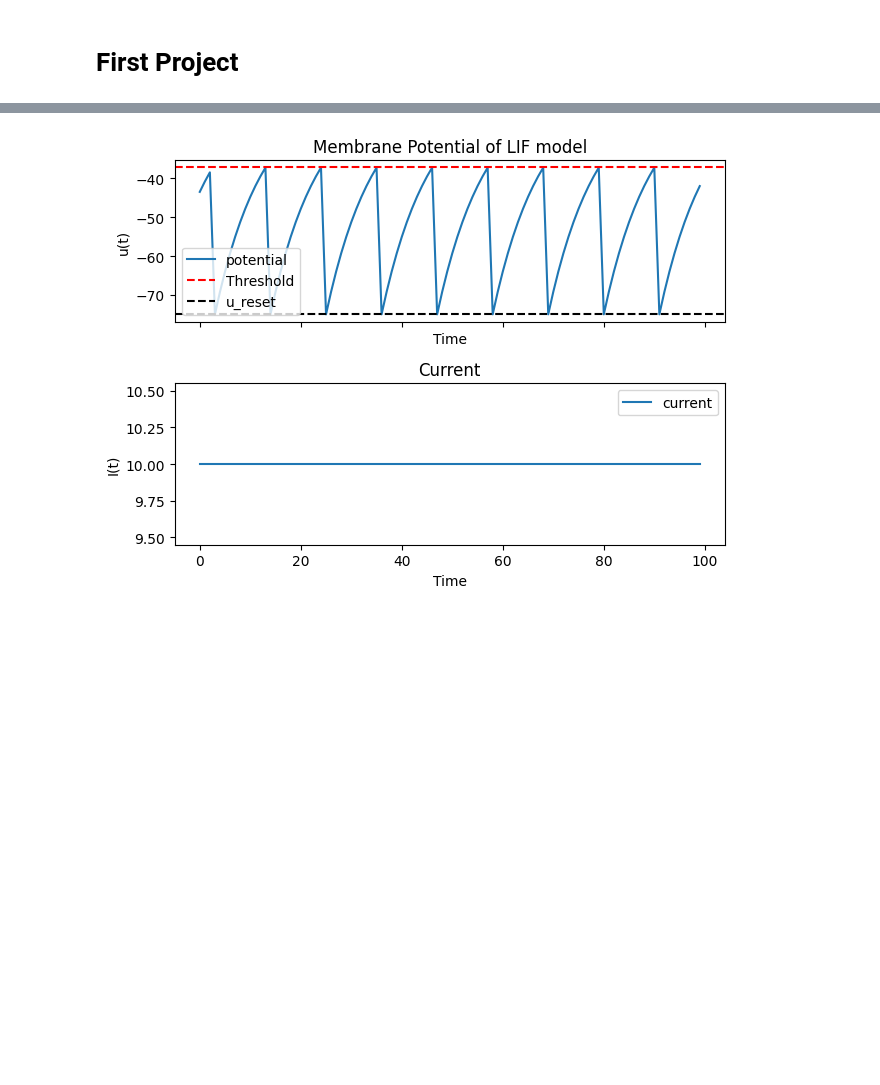
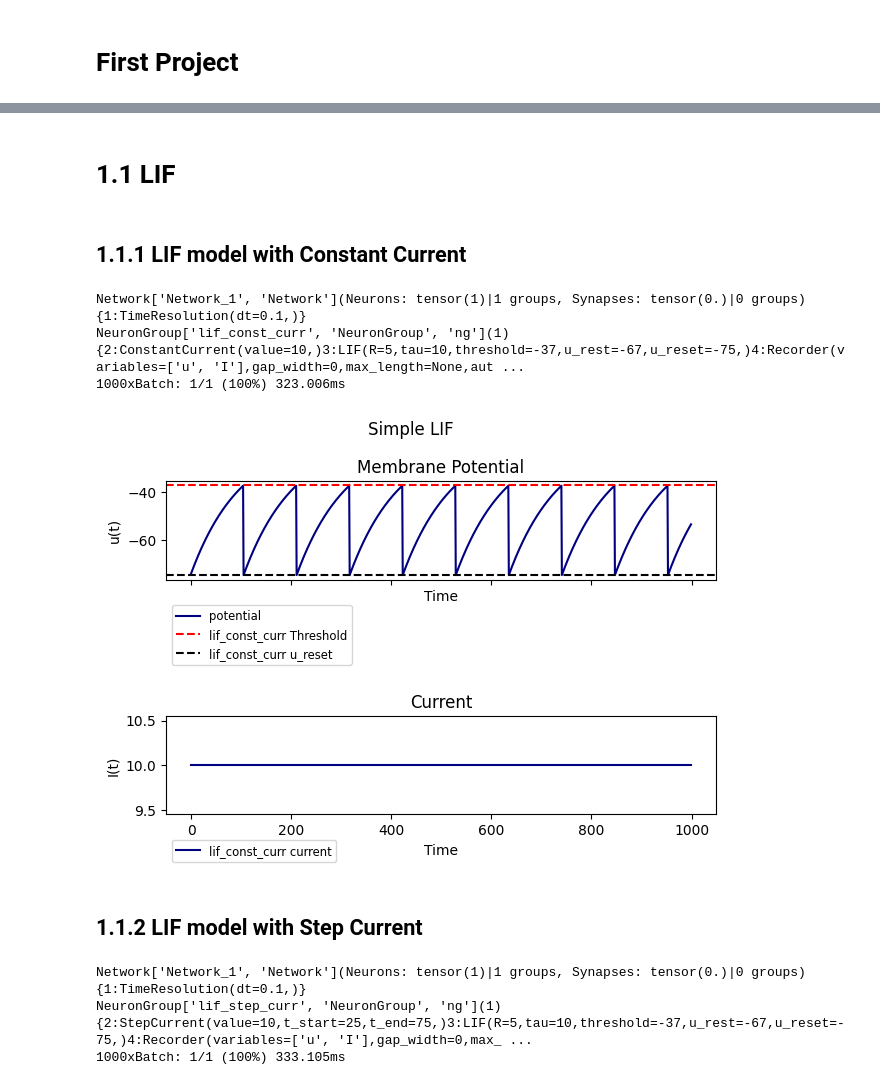
Before and after one commit to Amir-Entezari/Neuroscience-LIF-ELIF-AELIF-models, a Jupyter notebook: code/main.ipynb, the cells around one changed output, grey strips where cells are left out. Saved outputs shown, nothing was run; the diff lists cells and outputs as text; code cells hidden in the pictures; blank space fills up the shorter version.

Commit message:
feat(data): add other tasks to main.ipynb including noisy currents, I-F curve

```diff
--- a/code/main.ipynb
+++ b/code/main.ipynb
@@ -41,21 +2,0 @@ NeuronGroup['NeuronGroup_1', 'NeuronGroup', 'ng'](1){2:ConstantCurrent(value=10,
-# %%
-fig, (ax1, ax2) = plt.subplots(2, 1, sharex=True)
-
-ax1.plot(net["ng1_rec", 0].variables["u"][:, :3], label='potential')
-ax1.axhline(y=pop1.behavior[3].init_kwargs['threshold'], color='r', linestyle='--', label='Threshold')
-ax1.axhline(y=pop1.behavior[3].init_kwargs['u_reset'], color='black', linestyle='--', label='u_reset')
-ax1.set_xlabel('Time')
-ax1.set_ylabel('u(t)')
-ax1.set_title('Membrane Potential of LIF model')
-ax1.legend()
-
-ax2.plot(net["ng1_rec", 0].variables["I"][:, :3], label="current")
-ax2.set_xlabel('Time')
-ax2.set_ylabel("I(t)")
-ax2.set_title('Current')
-ax2.legend()
-plt.tight_layout()
-
-plt.show()
-# %% [output]
-[figure, removed]
@@ -61,0 +14,53 @@ plt.show()
+# %% [markdown]
+# 1.1 LIF
+# %% [markdown]
+## 1.1.1 LIF model with Constant Current
+# %%
+net1 = Simulation(net=Network(behavior={1: TimeResolution(dt=0.1)}))
+net1.add_neuron_group(tag="lif_const_curr",
+                                size=1,
+                                behavior={
+                                    2: ConstantCurrent(value=10),
+                                    3: LIF(R=5,
+                                           tau=10,
+                                           threshold=-37,
+                                           u_rest=-67,
+                                           u_reset=-75,
+                                           ),
+                                    4: Recorder(variables=["u", "I"], tag="ng_const_rec"),
+                                    5: EventRecorder(variables=['spike'], tag="ng_const_event")
+                                    })
+net1.simulate(iterations=1000)
+# %% [output]
+Network['Network_1', 'Network'](Neurons: tensor(1)|1 groups, Synapses: tensor(0.)|0 groups){1:TimeResolution(dt=0.1,)}
+NeuronGroup['lif_const_curr', 'NeuronGroup', 'ng'](1){2:ConstantCurrent(value=10,)3:LIF(R=5,tau=10,threshold=-37,u_rest=-67,u_reset=-75,)4:Recorder(variables=['u', 'I'],gap_width=0,max_length=None,aut ...
+1000xBatch: 1/1 (100%) 323.006ms
+# %%
+net1.plot_membrane_potential(title="Simple LIF")
+# %% [output]
+[figure, added]
+# %% [markdown]
+## 1.1.2 LIF model with Step Current
+# %%
+net2 = Simulation(net=Network(behavior={1: TimeResolution(dt=0.1)}))
+net2.add_neuron_group(tag="lif_step_curr",
+                      size=1,
+                      behavior={
+                            2: StepCurrent(value=10,
+                                                   t_start=25,
+                                                   t_end=75),
+                            3: LIF(R=5,
+                                   tau=10,
+                                   threshold=-37,
+                                   u_rest=-67,
+                                   u_reset=-75,
+                                   ),
+                            4: Recorder(variables=["u", "I"], tag="ng_step_rec"),
+                            5: EventRecorder(variables=['spike'], tag="ng_step_event")
+                        }
+                      )
+net2.simulate(iterations=1000)
+# %% [output]
+Network['Network_1', 'Network'](Neurons: tensor(1)|1 groups, Synapses: tensor(0.)|0 groups){1:TimeResolution(dt=0.1,)}
+NeuronGroup['lif_step_curr', 'NeuronGroup', 'ng'](1){2:StepCurrent(value=10,t_start=25,t_end=75,)3:LIF(R=5,tau=10,threshold=-37,u_rest=-67,u_reset=-75,)4:Recorder(variables=['u', 'I'],gap_width=0,max_ ...
+1000xBatch: 1/1 (100%) 333.105ms
```
Also changed, not shown: parts of 98 cells of this notebook.
